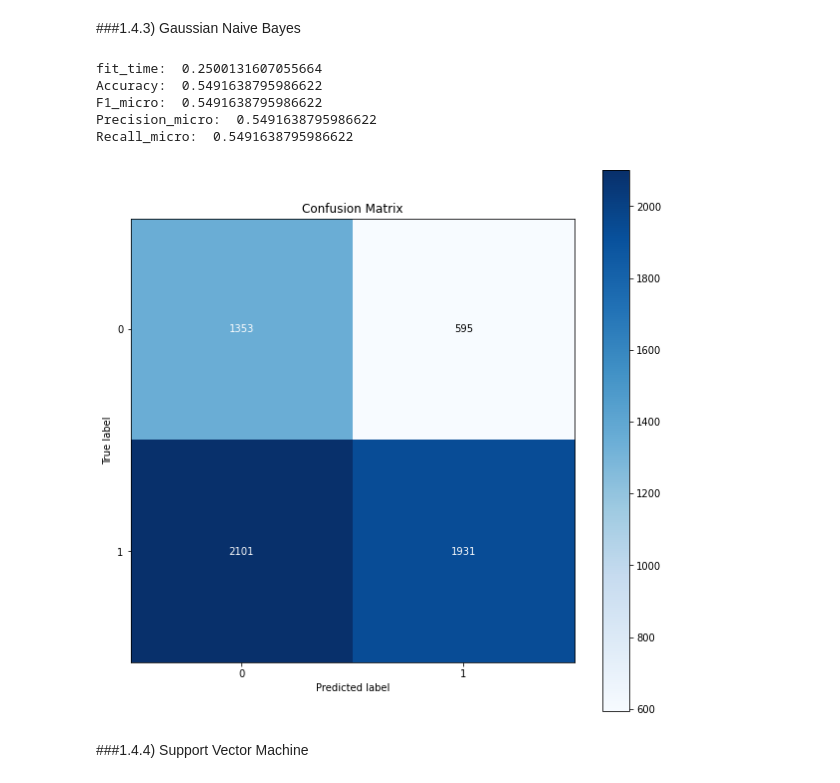
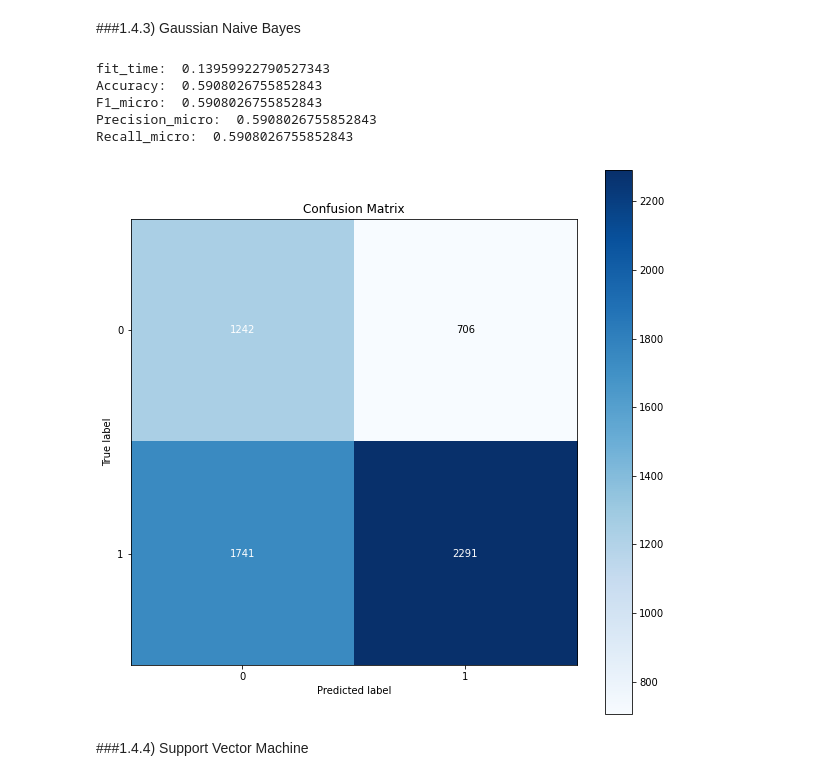
Before and after one commit to xDaryamo/NFR-Security-Extraction-Classification, a Jupyter notebook: NFR_Classification_Categorization_Tokenizer.ipynb, the cells around one changed output. Saved outputs shown, nothing was run; the diff lists cells and outputs as text; code cells hidden in the pictures.

```diff
--- a/NFR_Classification_Categorization_Tokenizer.ipynb
+++ b/NFR_Classification_Categorization_Tokenizer.ipynb
@@ -412,34 +412,34 @@ Recall_micro:  0.7287625418060201
 # %%
 X = sec_df["enc_all"].to_list()
 y = sec_df['Security']
 y = y.astype('int')
 
-gNB = GaussianNB(var_smoothing=0.12328467394420659)
+gNB = GaussianNB(var_smoothing=1.0)
 
 scoring = {'accuracy': 'accuracy',
            'f1': 'f1_micro',
            'precision': 'precision_micro',
            'recall': 'recall_micro'}
 gb_scores = cross_validate(gNB, X, y, scoring=scoring, cv=cv)
 print("fit_time: ",np.mean(gb_scores['fit_time']))
 print("Accuracy: ",np.mean(gb_scores['test_accuracy']))
 print("F1_micro: ",np.mean(gb_scores['test_f1']))
 print("Precision_micro: ",np.mean(gb_scores['test_precision']))
 print("Recall_micro: ",np.mean(gb_scores['test_recall']))
 
 predictions = cross_val_predict(gNB, X, y,cv=cv)
 
 fig, ax = plt.subplots(figsize=(10, 10))
 
 ax2 = skplt.metrics.plot_confusion_matrix(y, predictions,cmap=plt.cm.Blues, ax=ax)
 plt.show()
 # %% [output]
-fit_time:  0.2500131607055664
-Accuracy:  0.5491638795986622
-F1_micro:  0.5491638795986622
-Precision_micro:  0.5491638795986622
-Recall_micro:  0.5491638795986622
+fit_time:  0.13959922790527343
+Accuracy:  0.5908026755852843
+F1_micro:  0.5908026755852843
+Precision_micro:  0.5908026755852843
+Recall_micro:  0.5908026755852843
-[figure, old version]
+[figure, new version]
 # %% [markdown]
 ###1.4.4) Support Vector Machine
 # %%
```
Also changed, not shown: parts of 36 cells of this notebook.
